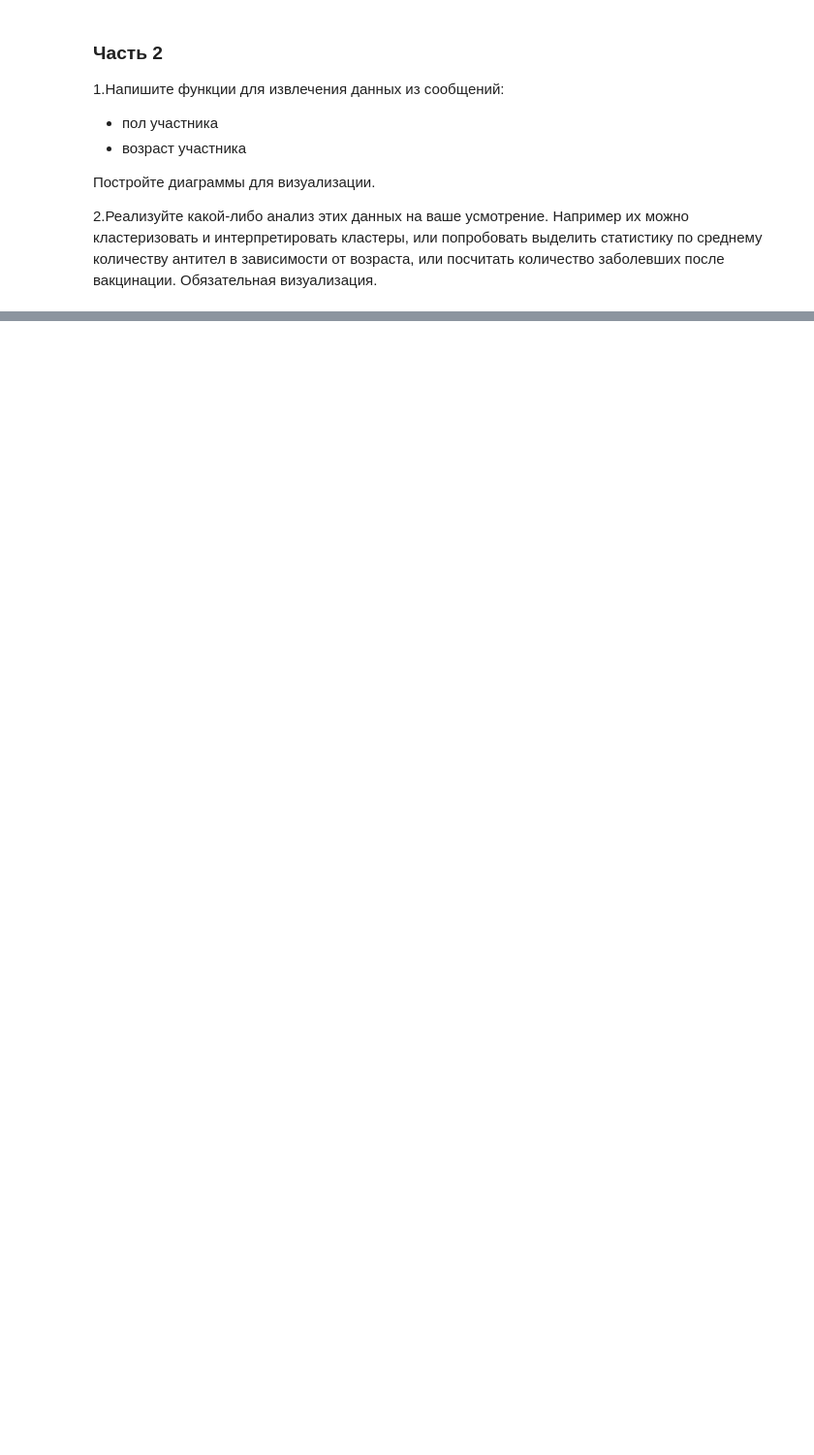
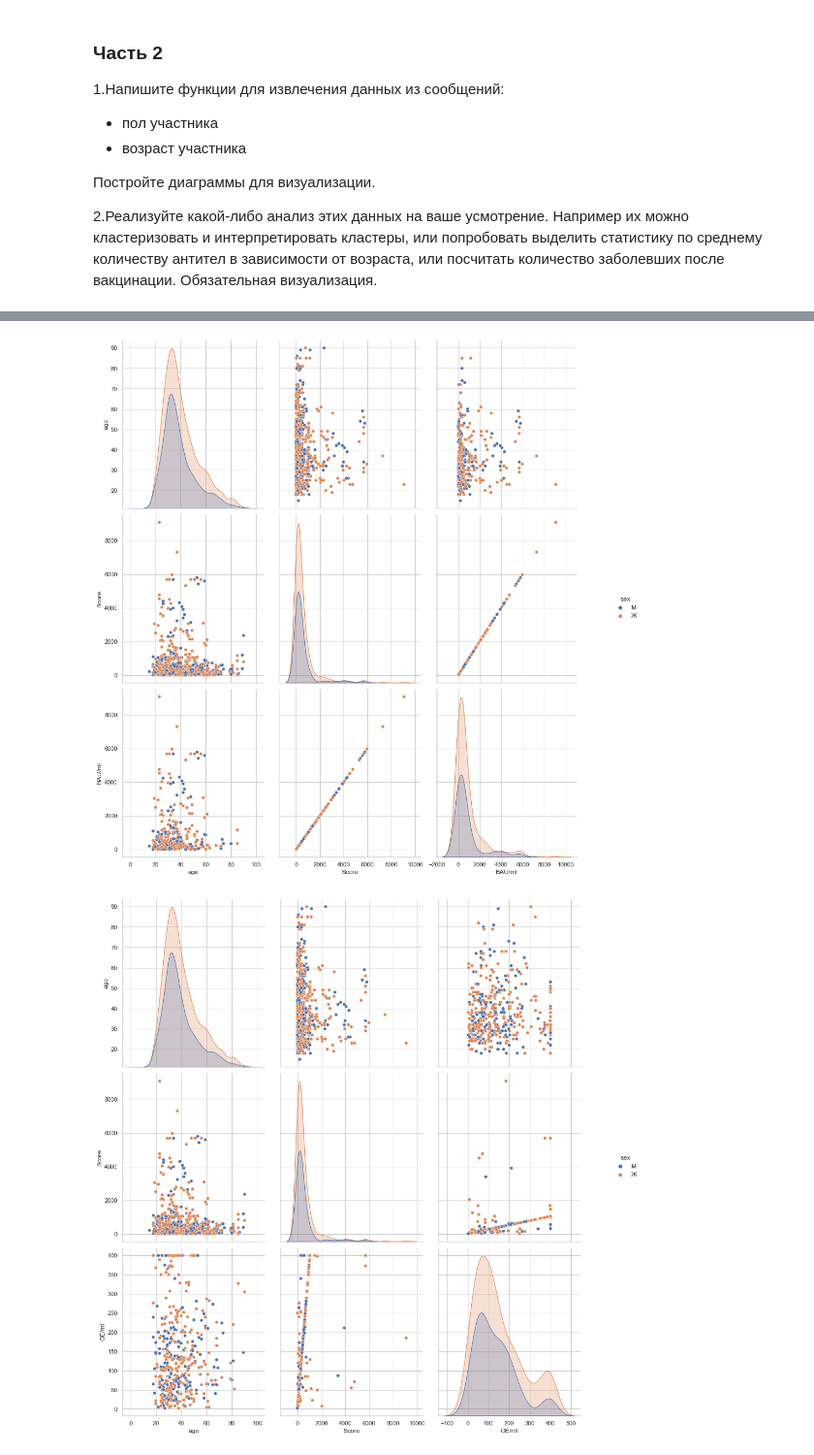
Before and after one commit to sabal202/classification-2021, a Jupyter notebook: tasks/Task_5.ipynb, the cells around one changed output, grey strips where cells are left out. Shown at 97% size. Cells and saved outputs as stored; diff of their text form; code cells hidden in the pictures; blank space fills up the shorter version.

```diff
--- a/tasks/Task_5.ipynb
+++ b/tasks/Task_5.ipynb
@@ -10,3 +77,19 @@
    Постройте диаграммы для визуализации.
 
 2.Реализуйте какой-либо анализ этих данных на ваше усмотрение. Например их можно кластеризовать и интерпретировать кластеры, или попробовать выделить статистику по среднему количеству антител в зависимости от возраста, или посчитать количество заболевших после вакцинации. Обязательная визуализация.
+# %%
+# sex_age_reg = "([МЖ])[, ]*(\d+(?!\d*.\d))|(\d+)[, ]*([МЖ])[^\w]"
+sex_age_reg = "([МЖ])[, ]*(\d+(?!\d*.\d))"
+
+def find_sex_age(s):
+    match = re.findall(sex_age_reg, s, flags=re.MULTILINE)
+    sex, age = None, None
+    if match:
+        sex, age = match[0]
+        age = int(age)
+    return [sex, age]
+
+matches = df.message.apply(find_sex_age).values
+
+df['sex'] = [i[0] for i in matches]
+df['age'] = [i[1] for i in matches]
@@ -12,0 +233,8 @@
+# %%
+# features = ["Score"] + scores_cols
+for feature in scores_cols:
+    _ = sns.pairplot(df, vars=['age', "Score", feature], hue='sex')
+    _.fig.set_size_inches(15, 15)
+# %% [output]
+[figure, added]
+[figure, added]
```
Also changed, not shown: parts of 22 cells of this notebook, 3 other files.
